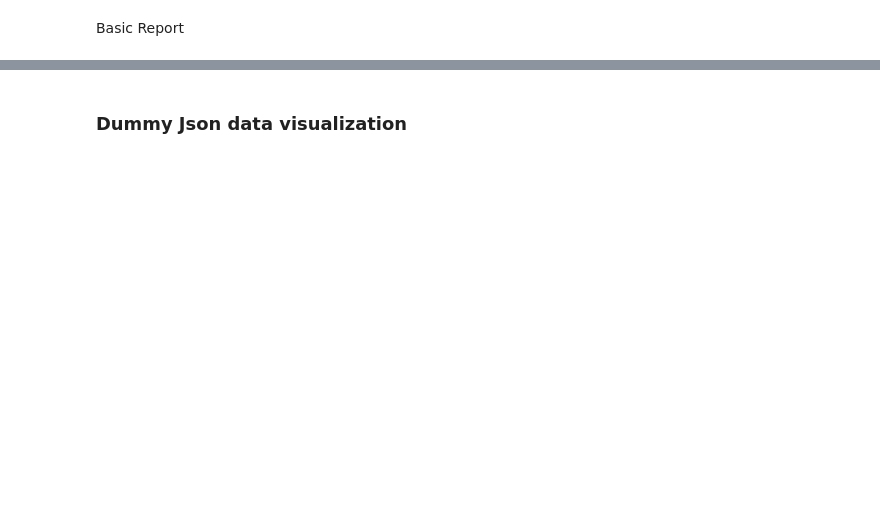
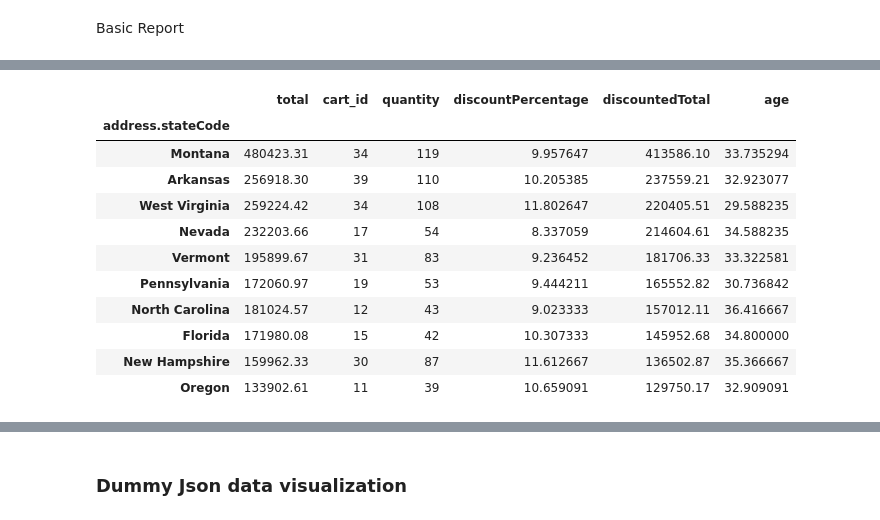
Before and after one commit to DioS96/sales-data-analysis, a Jupyter notebook: dummy_json_analysis_visualization.ipynb, the cells around one changed output, grey strips where cells are left out. Drawn from its saved outputs; the diff is of its cells as text; code cells hidden in the pictures; blank space fills up the shorter version.

```diff
--- a/dummy_json_analysis_visualization.ipynb
+++ b/dummy_json_analysis_visualization.ipynb
@@ -228,17 +453,30 @@ group_product.sort_values("rating")
 # %%
 group_state=group_by(
     orders_merged,
     "address.stateCode",
     {
         "total":"sum",
         "cart_id":"count",
         "quantity":"sum",
         "discountPercentage":"mean",
         "discountedTotal":"sum",
         "age":"mean",
         }
                      )
 group_state.sort_values("discountedTotal",ascending=False,inplace=True)
-group_state
+group_state.head(10)
+# %% [output]
+|  | total | cart_id | quantity | discountPercentage | discountedTotal | age |
+| address.stateCode |  |  |  |  |  |  |
+| Montana | 480423.31 | 34 | 119 | 9.957647 | 413586.10 | 33.735294 |
+| Arkansas | 256918.30 | 39 | 110 | 10.205385 | 237559.21 | 32.923077 |
+| West Virginia | 259224.42 | 34 | 108 | 11.802647 | 220405.51 | 29.588235 |
+| Nevada | 232203.66 | 17 | 54 | 8.337059 | 214604.61 | 34.588235 |
+| Vermont | 195899.67 | 31 | 83 | 9.236452 | 181706.33 | 33.322581 |
+| Pennsylvania | 172060.97 | 19 | 53 | 9.444211 | 165552.82 | 30.736842 |
+| North Carolina | 181024.57 | 12 | 43 | 9.023333 | 157012.11 | 36.416667 |
+| Florida | 171980.08 | 15 | 42 | 10.307333 | 145952.68 | 34.800000 |
+| New Hampshire | 159962.33 | 30 | 87 | 11.612667 | 136502.87 | 35.366667 |
+| Oregon | 133902.61 | 11 | 39 | 10.659091 | 129750.17 | 32.909091 |
 # %%
 orders_merged.info()
```
Also changed, not shown: parts of 30 cells of this notebook.
